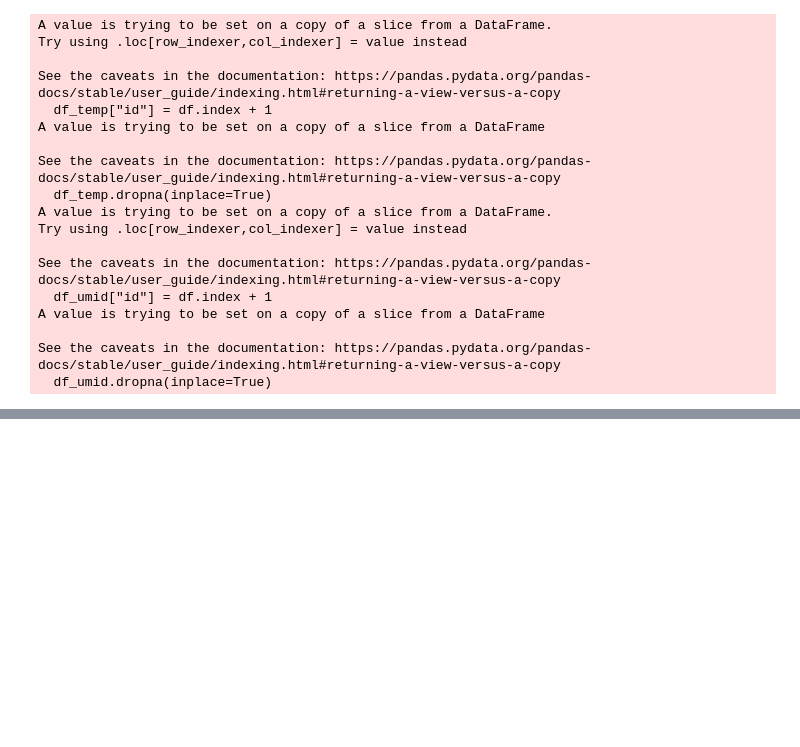
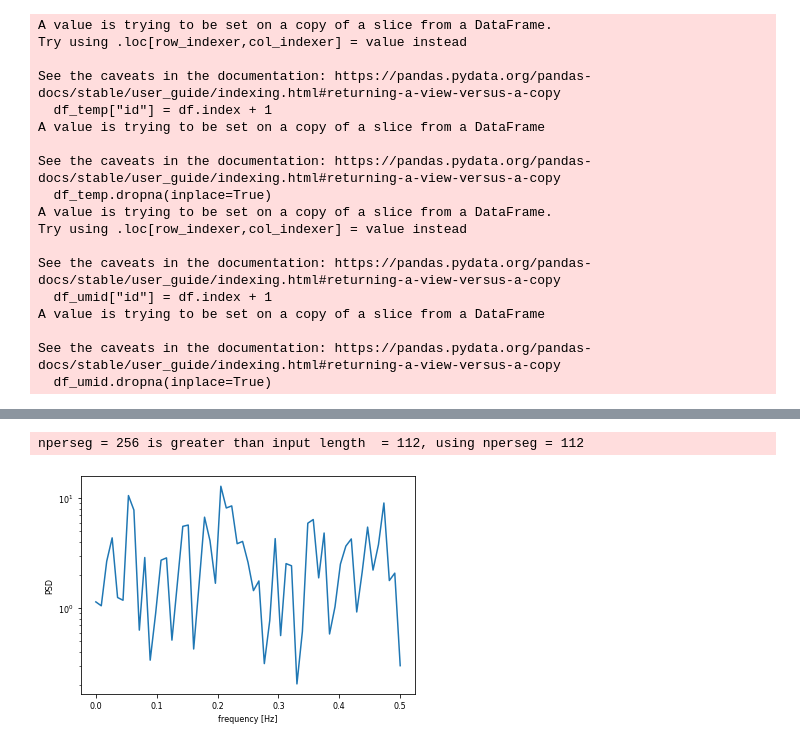
Before and after one commit to AndersonRodr/algorithms-detect-anomalies, a Jupyter notebook: TDA_Detecting anomaliesData.ipynb, the cells around one changed output, grey strips where cells are left out. Cells and saved outputs as stored; diff of their text form; code cells hidden in the pictures; blank space fills up the shorter version.

```diff
--- a/TDA_Detecting anomaliesData.ipynb
+++ b/TDA_Detecting anomaliesData.ipynb
@@ -530,0 +701,41 @@ print(betti_succ_dists_normal)
+# %%
+topological_without_anomalies = [4.974735110721998, 6.57560342536014, 3.846103726380853, 2.810254481530064,
+                                 2.315741085626129, 2.5263899430710857, 3.5938345598047157, 2.806424803224792,
+                                 2.479312622167832, 3.3031174547934983, 3.456661614272472, 2.6514157607136135,
+                                 3.6973537139023884, 4.407521150959236, 2.858453272687062, 2.5245865197725665,
+                                 2.9910042018205534, 2.313782083937032, 3.8889839437009117, 2.0103199254469306,
+                                 3.847352014889144, 2.5762622094828527, 2.9759452347590907, 3.5672515140197096,
+                                 4.461951931853198, 3.9249804836741964, 5.683348424733789, 3.8196472779365753,
+                                 4.594183106840423, 4.785775848428137, 5.47869226596815, 3.058069673686998,
+                                 4.2079167761140015, 2.6120355067936645, 3.3785594682043256, 3.5133264309805603,
+                                 4.064174893007575, 2.706470679289436, 3.1295089824856817, 3.8579361401875825,
+                                 7.861134491317186, 3.4133048932225116, 4.227174584990334, 4.922712641744954,
+                                 5.3359043732272875, 6.858966769483511, 3.0238629594831945, 3.082205467312278,
+                                 3.1530272054904662, 6.242051103190677, 3.653502655161662, 2.910060651574555,
+                                 3.4341282587281245, 3.6397119569834473, 2.038976001438459, 2.9519876856695326,
+                                 3.0873786166687625, 5.094028307402988, 5.095279905252062, 3.0356914998616213,
+                                 3.9209847434750458, 2.082207686094258, 4.119687478956435, 4.144233482484345,
+                                 4.995727770711716, 2.4989060163390846, 4.260718397367849, 4.273324580263464,
+                                 4.064109667373298, 4.248170001546685, 2.27930295503755, 3.596311191036014,
+                                 3.6308756373793707, 2.74625023151217, 5.510886977501668, 2.207083476297002,
+                                 3.1463919164285596, 6.455529776823907, 6.126753230381796, 4.751895127452637,
+                                 5.278793090820187, 2.4518146242721124, 1.952900316238575, 6.658516137490679,
+                                 3.119775809318423, 5.981279551192398, 2.671466315830099, 2.9935179223996022,
+                                 2.1185219446483243, 3.560469175169029, 4.321736185567556, 3.8694050038165435,
+                                 2.9604529598577005, 6.51891035861439, 4.643080453830706, 2.190051411015474,
+                                 2.146568303655039, 5.685780806059256, 4.525301729369542, 2.54557285511727,
+                                 2.9105704217104167, 4.132793090200498, 3.910466497218449, 6.393077355110909,
+                                 2.4354840343173727, 3.0334672940856624, 2.5918700145617004, 3.3960005276747656,
+                                 2.492258736733491, 4.944390288441979, 3.1727979653833063, 3.4657543852119828]
+# %%
+from scipy.signal import welch
+
+f_normal, Pxx_den_normal = welch(topological_without_anomalies)
+plt.semilogy(f_normal, Pxx_den_normal)
+
+plt.xlabel('frequency [Hz]')
+plt.ylabel('PSD')
+plt.show()
+# %% [output]
+nperseg = 256 is greater than input length  = 112, using nperseg = 112
+[figure, added]
```
Also changed, not shown: parts of 27 cells of this notebook.
